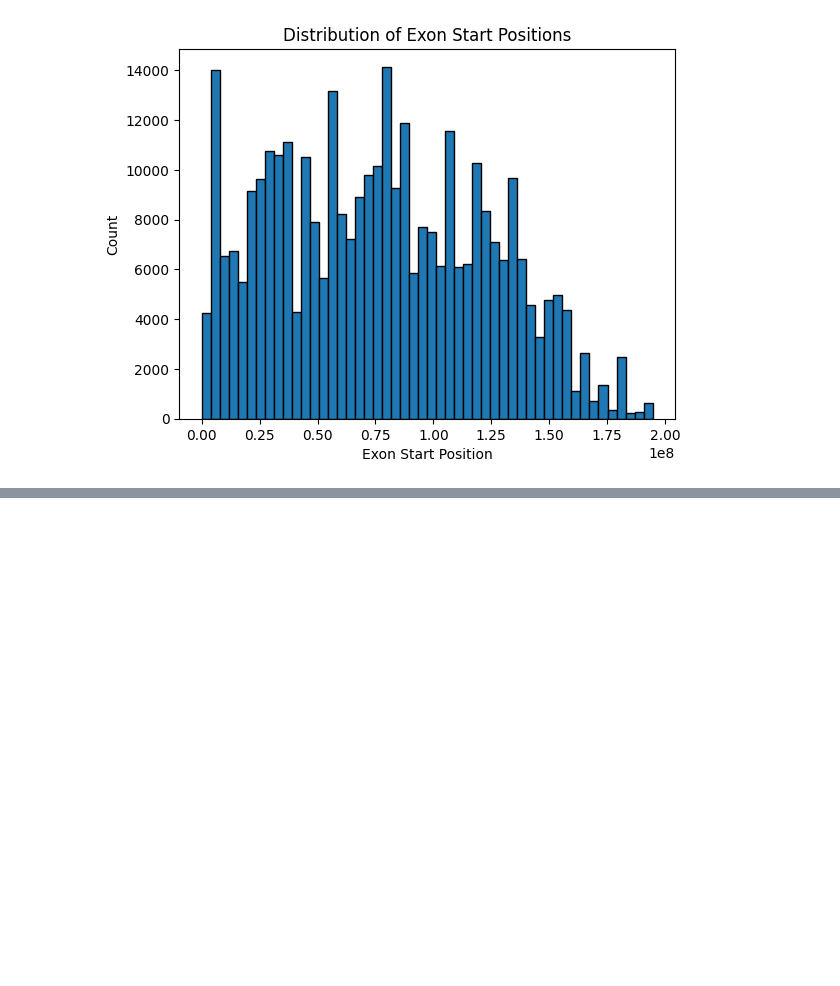
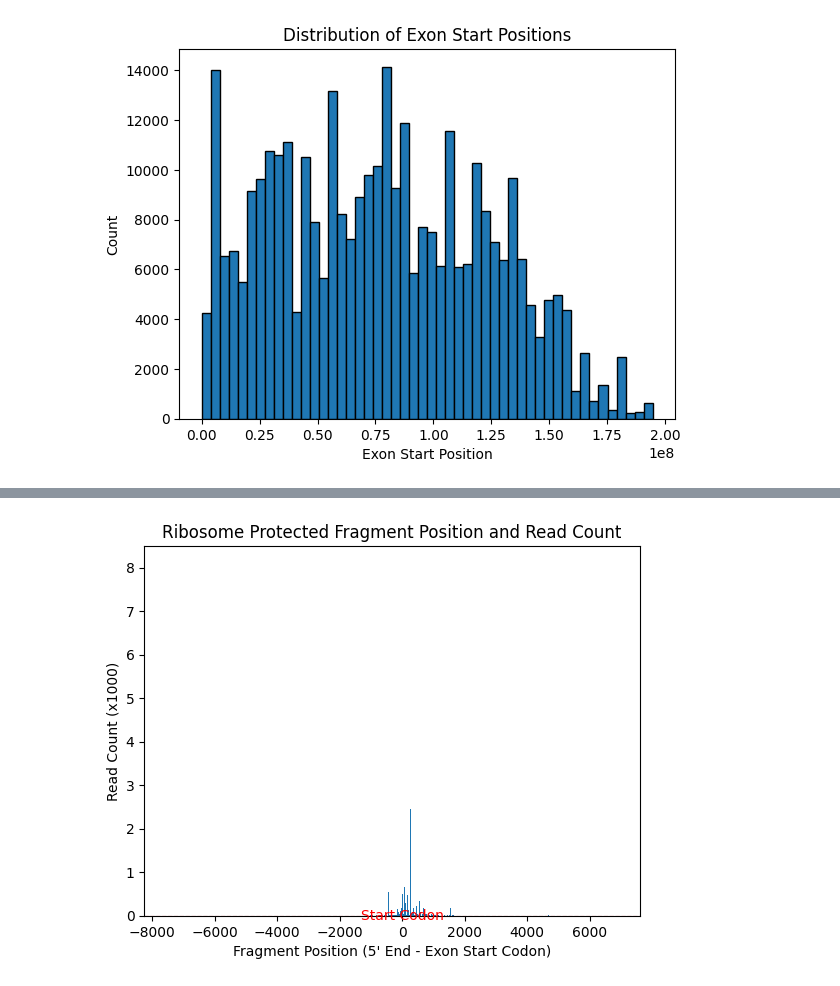
Before and after one commit to YUHYUNSEONG/YHS, a Jupyter notebook: CoLab_TermProj_2023_2.ipynb, the cells around one changed output, grey strips where cells are left out. Drawn from its saved outputs; the diff is of its cells as text; code cells hidden in the pictures; blank space fills up the shorter version.

```diff
--- a/CoLab_TermProj_2023_2.ipynb
+++ b/CoLab_TermProj_2023_2.ipynb
@@ -341,0 +393,40 @@ plt.show()
+# %%
+import matplotlib.pyplot as plt
+
+# 데이터 파일 경로
+file_path = "fivepcounts-filtered-RPF-siLuc.txt"
+
+# 데이터를 저장할 리스트
+fragment_position = []  # 리보솜 보호 프래그먼트 위치
+read_count = []  # 리드 개수
+
+# 데이터 파일 열기
+with open(file_path, 'r') as file:
+    for line in file:
+        # 공백으로 분리된 열 추출
+        columns = line.split()
+
+        # 열의 개수가 충분한 경우
+        if len(columns) >= 9:
+            # 열의 값 추출
+            fragment_start = int(columns[1])  # 2번째 열: 리보솜 보호 프래그먼트 5' 시작 지점
+            exon_start = int(columns[8])  # 9번째 열: 엑손 시작 코돈 위치
+            count = int(columns[3])  # 4번째 열: 리드 개수
+
+            # x축 값 계산 (리보솜 보호 프래그먼트 위치 - 엑손 시작 코돈 위치)
+            position = fragment_start - exon_start
+
+            # 추출한 값 리스트에 추가
+            fragment_position.append(position)
+            read_count.append(count / 1000)  # y축 값 1000으로 나누기
+
+# 그래프 그리기
+plt.bar(fragment_position, read_count, width=0.5)
+plt.xlabel("Fragment Position (5' End - Exon Start Codon)")
+plt.ylabel("Read Count (x1000)")
+plt.title("Ribosome Protected Fragment Position and Read Count")
+plt.axhline(0, color='red', linewidth=0.8, linestyle='dashed')  # 0축 표시
+plt.text(0, -0.1, "Start Codon", color='red', ha='center')  # Start Codon 텍스트 표시
+plt.show()
+# %% [output]
+[figure, added]
```
Also changed, not shown: parts of 8 cells of this notebook.
